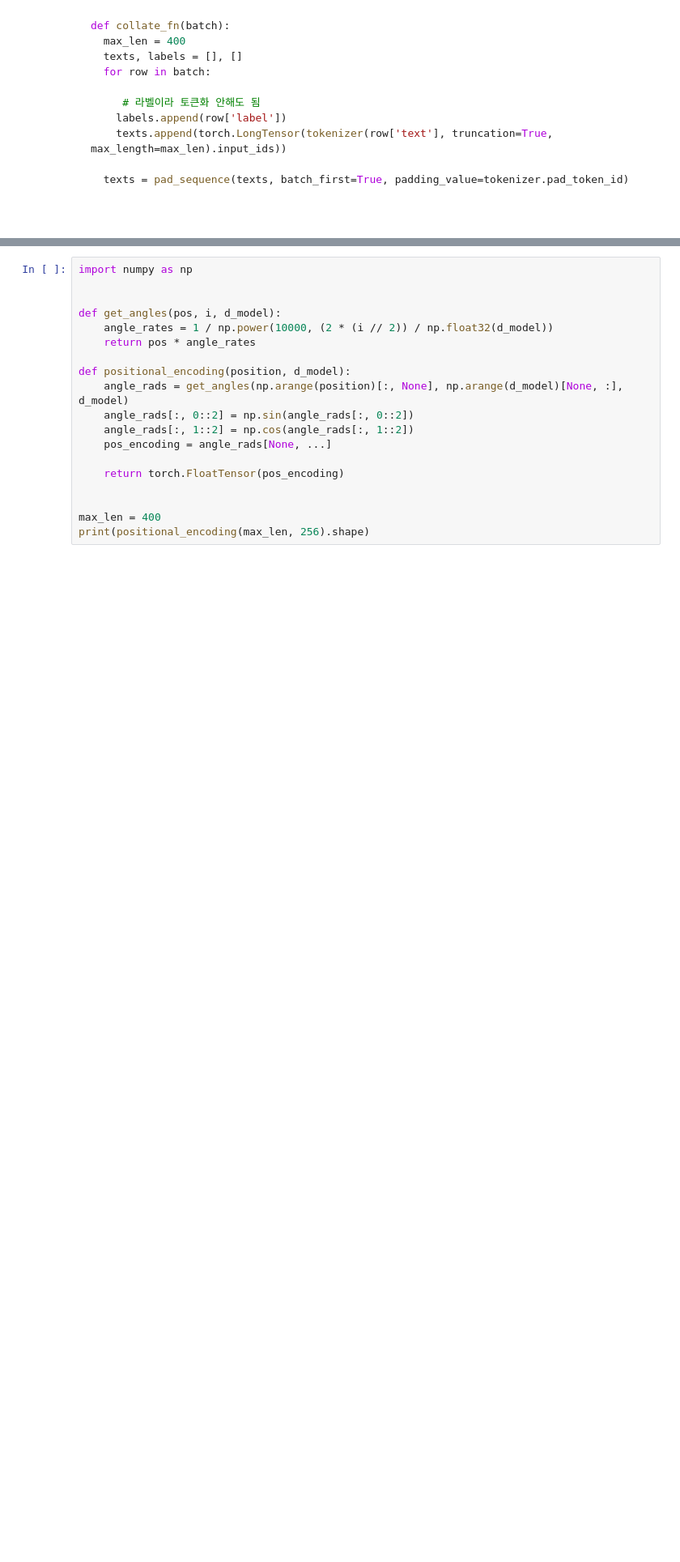
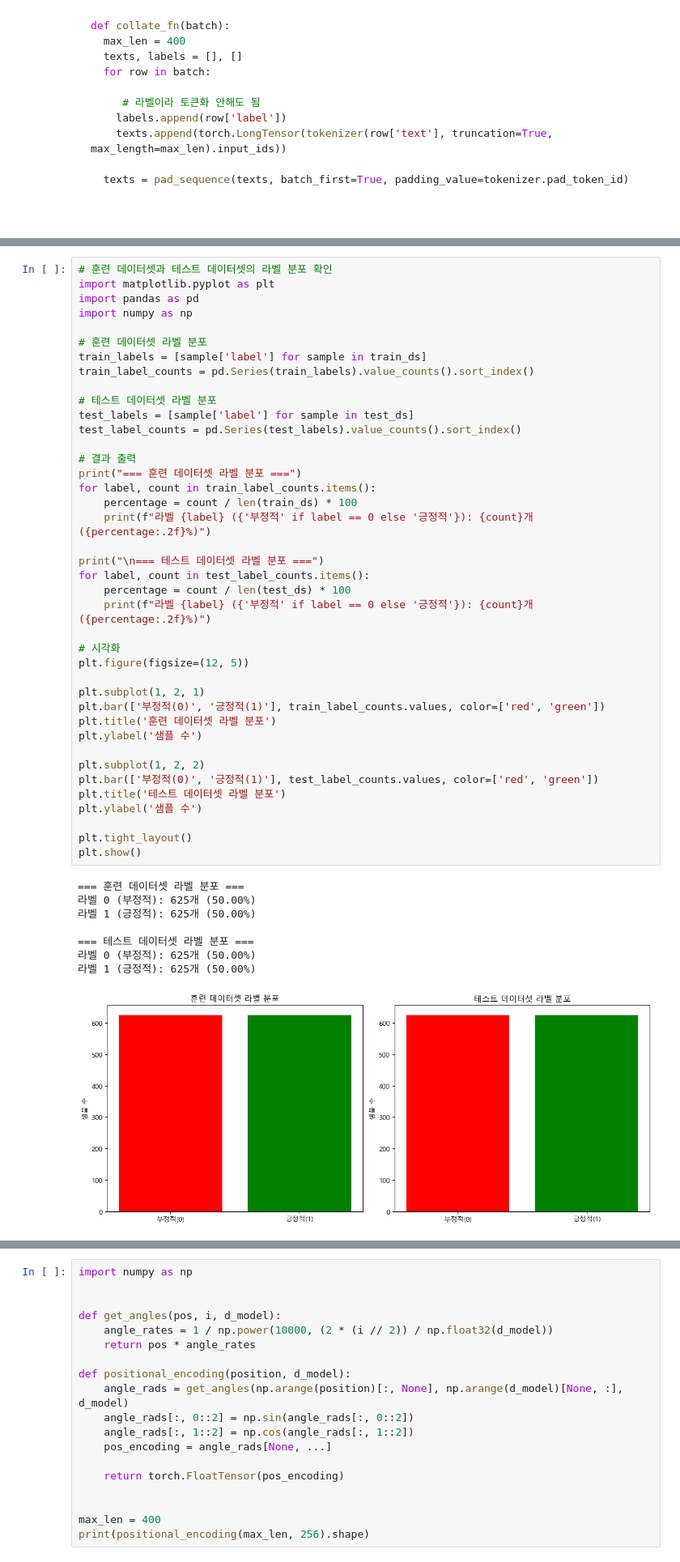
Before and after one commit to mineclover/pytorch-example, a Jupyter notebook: 02-test/deep.ipynb, the cells around one changed output, grey strips where cells are left out. Shown: that part at 81% size. Drawn from its saved outputs; the diff is of its cells as text; blank space fills up the shorter version.

```diff
--- a/02-test/deep.ipynb
+++ b/02-test/deep.ipynb
@@ -73,0 +153,49 @@ def collate_fn(batch):
+# %%
+# 훈련 데이터셋과 테스트 데이터셋의 라벨 분포 확인
+import matplotlib.pyplot as plt
+import pandas as pd
+import numpy as np
+
+# 훈련 데이터셋 라벨 분포
+train_labels = [sample['label'] for sample in train_ds]
+train_label_counts = pd.Series(train_labels).value_counts().sort_index()
+
+# 테스트 데이터셋 라벨 분포
+test_labels = [sample['label'] for sample in test_ds]
+test_label_counts = pd.Series(test_labels).value_counts().sort_index()
+
+# 결과 출력
+print("=== 훈련 데이터셋 라벨 분포 ===")
+for label, count in train_label_counts.items():
+    percentage = count / len(train_ds) * 100
+    print(f"라벨 {label} ({'부정적' if label == 0 else '긍정적'}): {count}개 ({percentage:.2f}%)")
+
+print("\n=== 테스트 데이터셋 라벨 분포 ===")
+for label, count in test_label_counts.items():
+    percentage = count / len(test_ds) * 100
+    print(f"라벨 {label} ({'부정적' if label == 0 else '긍정적'}): {count}개 ({percentage:.2f}%)")
+
+# 시각화
+plt.figure(figsize=(12, 5))
+
+plt.subplot(1, 2, 1)
+plt.bar(['부정적(0)', '긍정적(1)'], train_label_counts.values, color=['red', 'green'])
+plt.title('훈련 데이터셋 라벨 분포')
+plt.ylabel('샘플 수')
+
+plt.subplot(1, 2, 2)
+plt.bar(['부정적(0)', '긍정적(1)'], test_label_counts.values, color=['red', 'green'])
+plt.title('테스트 데이터셋 라벨 분포')
+plt.ylabel('샘플 수')
+
+plt.tight_layout()
+plt.show()
+# %% [output]
+=== 훈련 데이터셋 라벨 분포 ===
+라벨 0 (부정적): 625개 (50.00%)
+라벨 1 (긍정적): 625개 (50.00%)
+
+=== 테스트 데이터셋 라벨 분포 ===
+라벨 0 (부정적): 625개 (50.00%)
+라벨 1 (긍정적): 625개 (50.00%)
+[figure, added]
```
Also changed, not shown: parts of 14 cells of this notebook, 2 other files.
